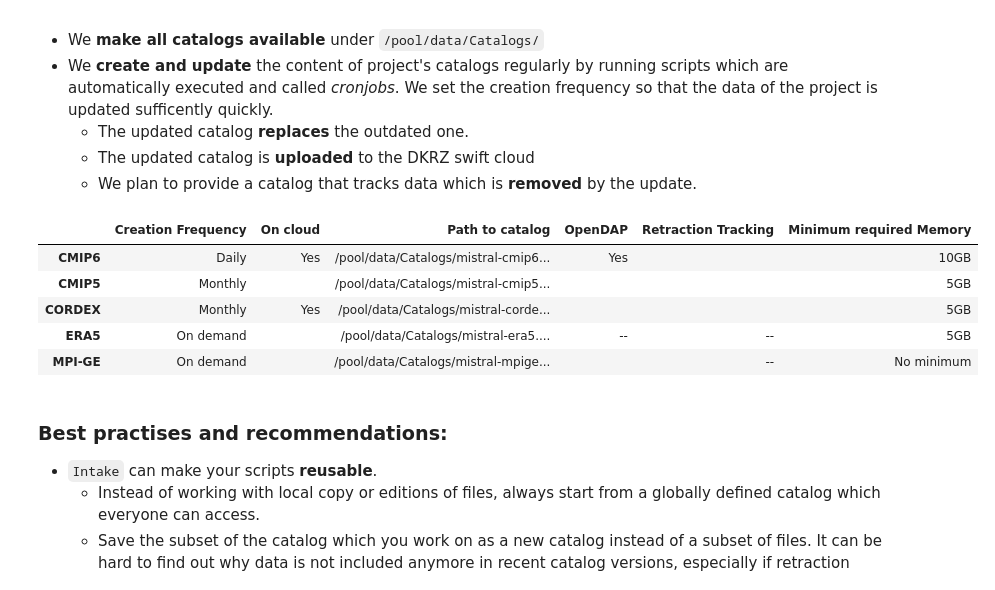
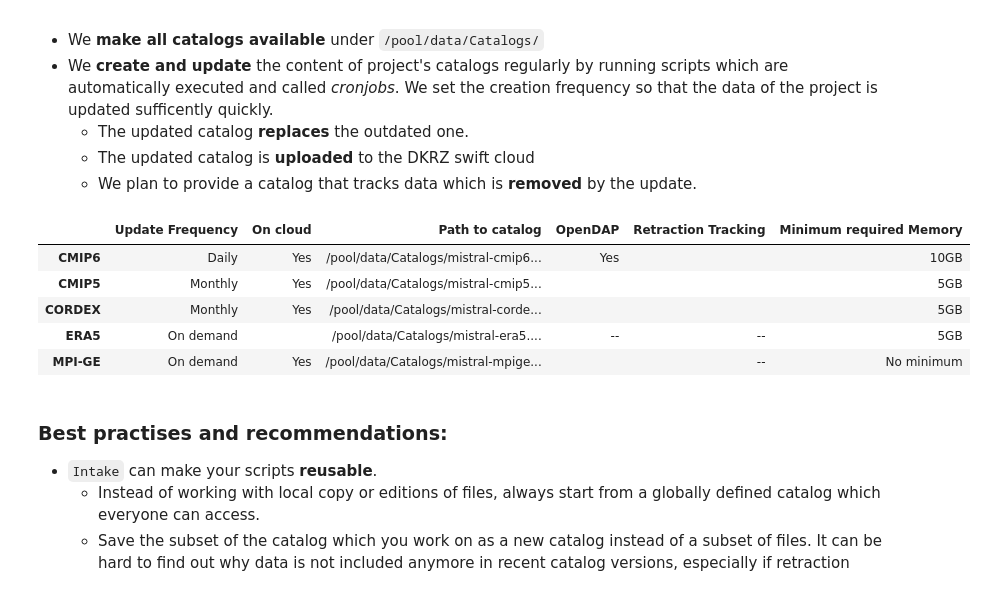
Before and after one commit to IS-ENES-Data/Climate-data-analysis-service, a Jupyter notebook: notebooks/demo/dkrz-intake-catalog.ipynb, the cells around one changed output. Drawn from its saved outputs; the diff is of its cells as text; code cells hidden in the pictures.

Commit message:
Updated dkrz notebooks

```diff
--- a/notebooks/demo/dkrz-intake-catalog.ipynb
+++ b/notebooks/demo/dkrz-intake-catalog.ipynb
@@ -145,53 +145,53 @@ Defines how to `open` the data as **analysis ready** as possible with the underl
 import pandas as pd
 #pd.options.display.max_colwidth = 100
 services = pd.DataFrame.from_dict({"CMIP6" : {
-    "Creation Frequency" : "Daily",
+    "Update Frequency" : "Daily",
     "On cloud" : "Yes", #"https://swift.dkrz.de/v1/dkrz_a44962e3ba914c309a7421573a6949a6/intake-esm/mistral-cmip6.json",
     "Path to catalog" : "/pool/data/Catalogs/mistral-cmip6.json",
     "OpenDAP" : "Yes",
     "Retraction Tracking" : "",
     "Minimum required Memory" : "10GB",
 }, "CMIP5": {
-    "Creation Frequency" : "Monthly",
-    "On cloud" : "",
+    "Update Frequency" : "Monthly",
+    "On cloud" : "Yes", #"https://swift.dkrz.de/v1/dkrz_a44962e3ba914c309a7421573a6949a6/intake-esm/mistral-cmip5.json",
     "Path to catalog" : "/pool/data/Catalogs/mistral-cmip5.json",
     "OpenDAP" : "",
     "Retraction Tracking" : "",
     "Minimum required Memory" : "5GB",
 }, "CORDEX": {
-    "Creation Frequency" : "Monthly",
+    "Update Frequency" : "Monthly",
     "On cloud" : "Yes", #"https://swift.dkrz.de/v1/dkrz_a44962e3ba914c309a7421573a6949a6/intake-esm/mistral-cordex.json",
     "Path to catalog" : "/pool/data/Catalogs/mistral-cordex.json",
     "OpenDAP" : "",
     "Retraction Tracking" : "",
     "Minimum required Memory" : "5GB",
 }, "ERA5": {
-    "Creation Frequency" : "On demand",
+    "Update Frequency" : "On demand",
     "On cloud" : "",
     "Path to catalog" : "/pool/data/Catalogs/mistral-era5.json",
     "OpenDAP" : "--",
     "Retraction Tracking" : "--",
     "Minimum required Memory" : "5GB",
 }, "MPI-GE": {
-    "Creation Frequency" : "On demand",
-    "On cloud" : "",
+    "Update Frequency" : "On demand",
+    "On cloud" : "Yes",# "https://swift.dkrz.de/v1/dkrz_a44962e3ba914c309a7421573a6949a6/intake-esm/mistral-MPI-GE.json
     "Path to catalog" : "/pool/data/Catalogs/mistral-mpige.json",
     "OpenDAP" : "",
     "Retraction Tracking" : "--",
     "Minimum required Memory" : "No minimum",
 }}, orient  = "index")
 servicestb=services.style.set_properties(**{
     'font-size': '14pt',
 })
 
 servicestb
 # %% [output]
-|  | Creation Frequency | On cloud | Path to catalog | OpenDAP | Retraction Tracking | Minimum required Memory |
+|  | Update Frequency | On cloud | Path to catalog | OpenDAP | Retraction Tracking | Minimum required Memory |
 | CMIP6 | Daily | Yes | /pool/data/Catalogs/mistral-cmip6... | Yes |  | 10GB |
-| CMIP5 | Monthly |  | /pool/data/Catalogs/mistral-cmip5... |  |  | 5GB |
+| CMIP5 | Monthly | Yes | /pool/data/Catalogs/mistral-cmip5... |  |  | 5GB |
 | CORDEX | Monthly | Yes | /pool/data/Catalogs/mistral-corde... |  |  | 5GB |
 | ERA5 | On demand |  | /pool/data/Catalogs/mistral-era5.... | -- | -- | 5GB |
-| MPI-GE | On demand |  | /pool/data/Catalogs/mistral-mpige... |  | -- | No minimum |
+| MPI-GE | On demand | Yes | /pool/data/Catalogs/mistral-mpige... |  | -- | No minimum |
 # %% [markdown]
 ### Best practises and recommendations:
 
```
Also changed, not shown: 1 other file.
